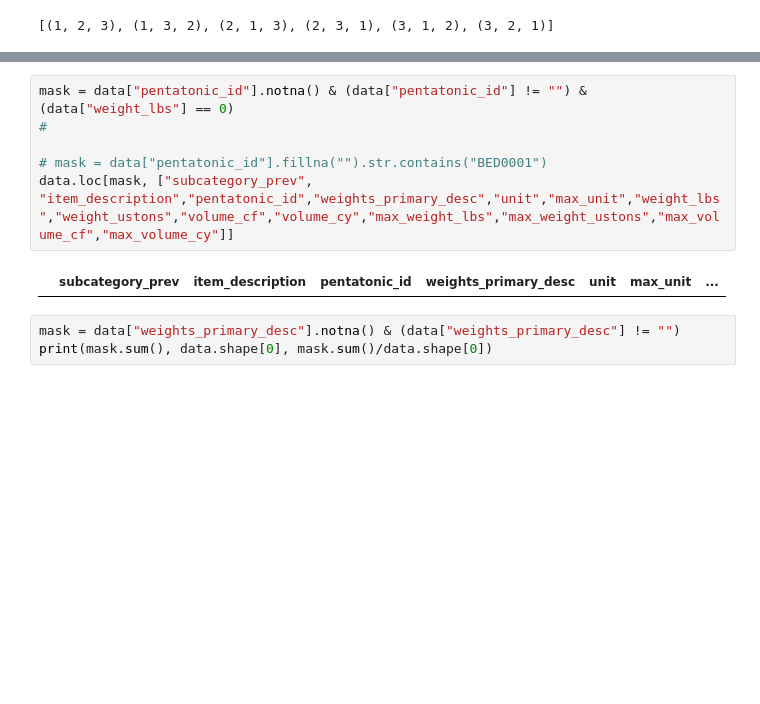
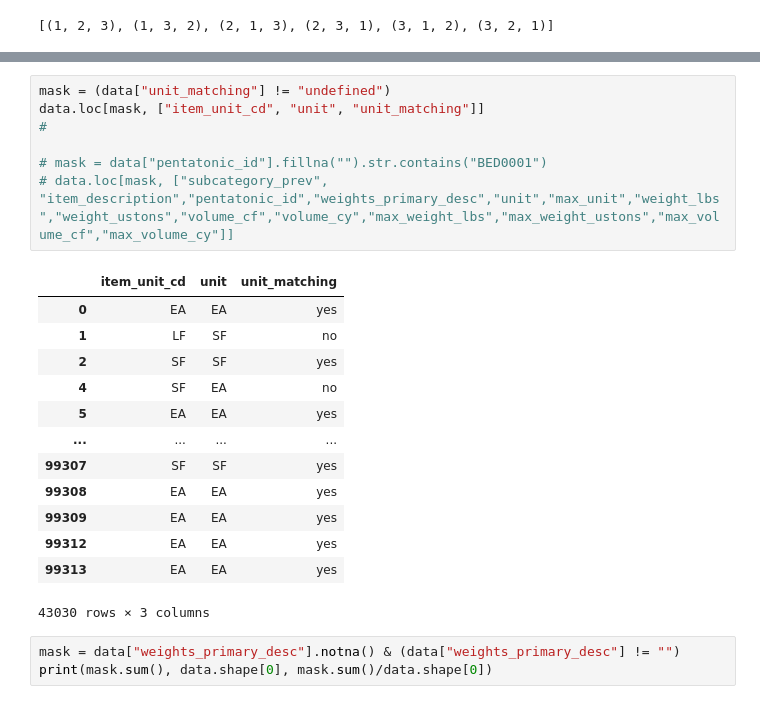
Before and after one commit to ssuchek/Travelers, a Jupyter notebook: Untitled.ipynb, the cells around one changed output, grey strips where cells are left out. Drawn from its saved outputs; the diff is of its cells as text; blank space fills up the shorter version.

```diff
--- a/Untitled.ipynb
+++ b/Untitled.ipynb
@@ -419,11 +419,24 @@ data
 # %%
-mask = data["pentatonic_id"].notna() & (data["pentatonic_id"] != "") & (data["weight_lbs"] == 0)
+mask = (data["unit_matching"] != "undefined")
+data.loc[mask, ["item_unit_cd", "unit", "unit_matching"]]
 #
 
 # mask = data["pentatonic_id"].fillna("").str.contains("BED0001")
-data.loc[mask, ["subcategory_prev", "item_description","pentatonic_id","weights_primary_desc","unit","max_unit","weight_lbs","weight_ustons","volume_cf","volume_cy","max_weight_lbs","max_weight_ustons","max_volume_cf","max_volume_cy"]]
+# data.loc[mask, ["subcategory_prev", "item_description","pentatonic_id","weights_primary_desc","unit","max_unit","weight_lbs","weight_ustons","volume_cf","volume_cy","max_weight_lbs","max_weight_ustons","max_volume_cf","max_volume_cy"]]
 # %% [output]
-|  | subcategory_prev | item_description | pentatonic_id | weights_primary_desc | unit | max_unit | ... |
+|  | item_unit_cd | unit | unit_matching |
+| 0 | EA | EA | yes |
+| 1 | LF | SF | no |
+| 2 | SF | SF | yes |
+| 4 | SF | EA | no |
+| 5 | EA | EA | yes |
+| ... | ... | ... | ... |
+| 99307 | SF | SF | yes |
+| 99308 | EA | EA | yes |
+| 99309 | EA | EA | yes |
+| 99312 | EA | EA | yes |
+| 99313 | EA | EA | yes |
+43030 rows × 3 columns
 # %%
 mask = data["weights_primary_desc"].notna() & (data["weights_primary_desc"] != "")
 print(mask.sum(), data.shape[0], mask.sum()/data.shape[0])
```
Also changed, not shown: parts of 6 cells of this notebook, 8 other files.
